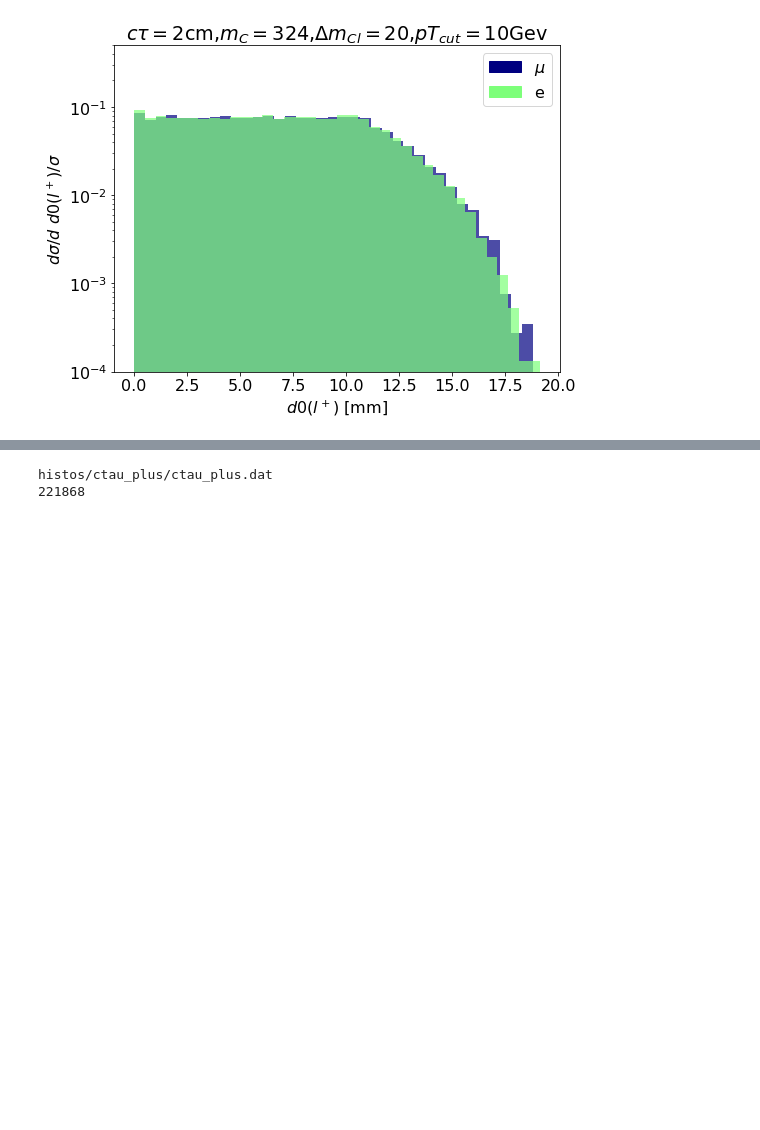
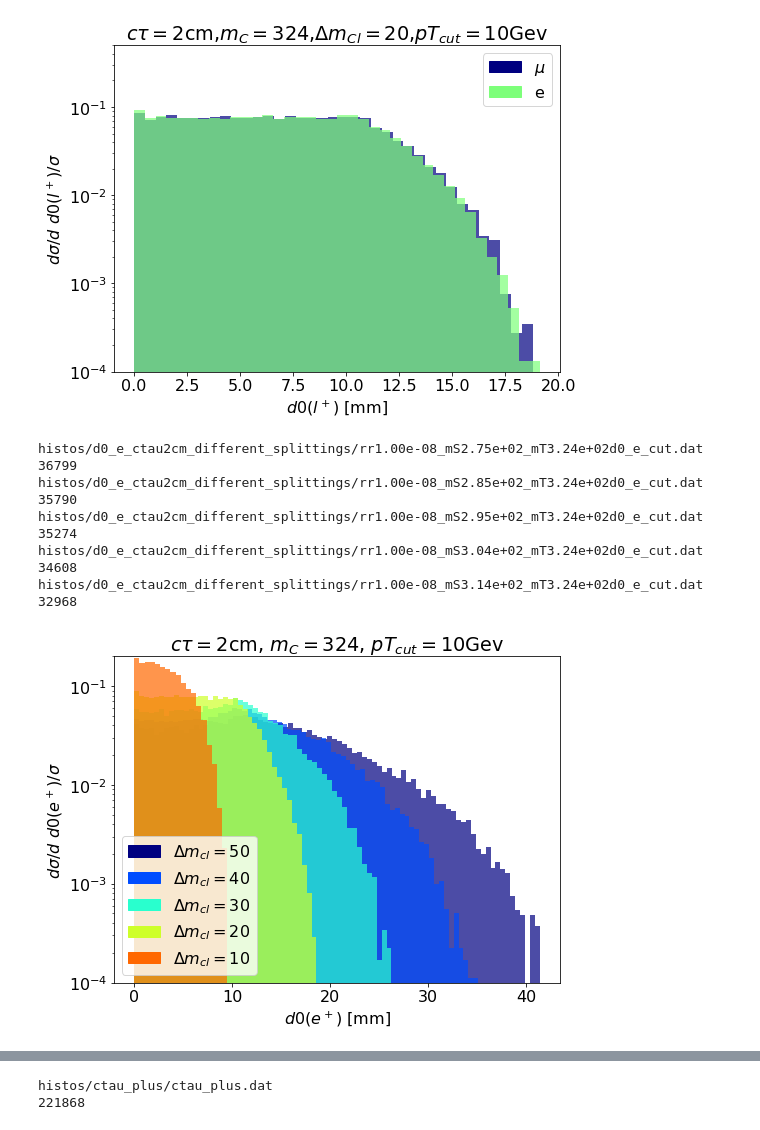
Before and after one commit to anasthesia/SoftLLP, a Jupyter notebook: kinematics/plot_histos.ipynb, the cells around one changed output, grey strips where cells are left out. Drawn from its saved outputs; the diff is of its cells as text; code cells hidden in the pictures; blank space fills up the shorter version.

Commit message:
lifetimes&d0 for different splittings/masses

```diff
--- a/kinematics/plot_histos.ipynb
+++ b/kinematics/plot_histos.ipynb
@@ -326,3 +326,42 @@ histos/d0_ctau2cm_pT10/d0_mu.dat
 histos/d0_ctau2cm_pT10/d0_e.dat
 30302
 [figure]
+# %%
+#d0(e) different splittings
+
+plt.figure(figsize=(8, 6))
+
+histosFromFiles('histos/d0_e_ctau2cm_different_splittings',0.5,False)
+
+
+#plt.xlim(10,18)
+plt.ylim(10**(-4),0.2)
+#plt.xscale("log")
+plt.yscale("log")
+
+plt.title("$c\\tau=2$cm, $m_C=324$, $pT_{cut}=10$Gev")
+plt.xlabel('$d0(e^+)$ [mm]')
+plt.ylabel('$d\\sigma/d\ d0(e^+)/\\sigma$')
+
+
+patch1 = mpatches.Patch(color=usedcolors[0], label='$\\Delta m_{cl}=50$')
+patch2 = mpatches.Patch(color=usedcolors[1], label='$\\Delta m_{cl}=40$')
+patch3 = mpatches.Patch(color=usedcolors[2], label='$\\Delta m_{cl}=30$')
+patch4 = mpatches.Patch(color=usedcolors[3], label='$\\Delta m_{cl}=20$')
+patch5 = mpatches.Patch(color=usedcolors[4], label='$\\Delta m_{cl}=10$')
+
+plt.legend(handles=[patch1,patch2,patch3,patch4,patch5],loc='lower left')
+
+plt.savefig('d0(e)_ctau2cm_different_splittings_pTcut.png')
+# %% [output]
+histos/d0_e_ctau2cm_different_splittings/rr1.00e-08_mS2.75e+02_mT3.24e+02d0_e_cut.dat
+36799
+histos/d0_e_ctau2cm_different_splittings/rr1.00e-08_mS2.85e+02_mT3.24e+02d0_e_cut.dat
+35790
+histos/d0_e_ctau2cm_different_splittings/rr1.00e-08_mS2.95e+02_mT3.24e+02d0_e_cut.dat
+35274
+histos/d0_e_ctau2cm_different_splittings/rr1.00e-08_mS3.04e+02_mT3.24e+02d0_e_cut.dat
+34608
+histos/d0_e_ctau2cm_different_splittings/rr1.00e-08_mS3.14e+02_mT3.24e+02d0_e_cut.dat
+32968
+[figure, added]
```
Also changed, not shown: parts of 7 cells of this notebook, 1 other file.
